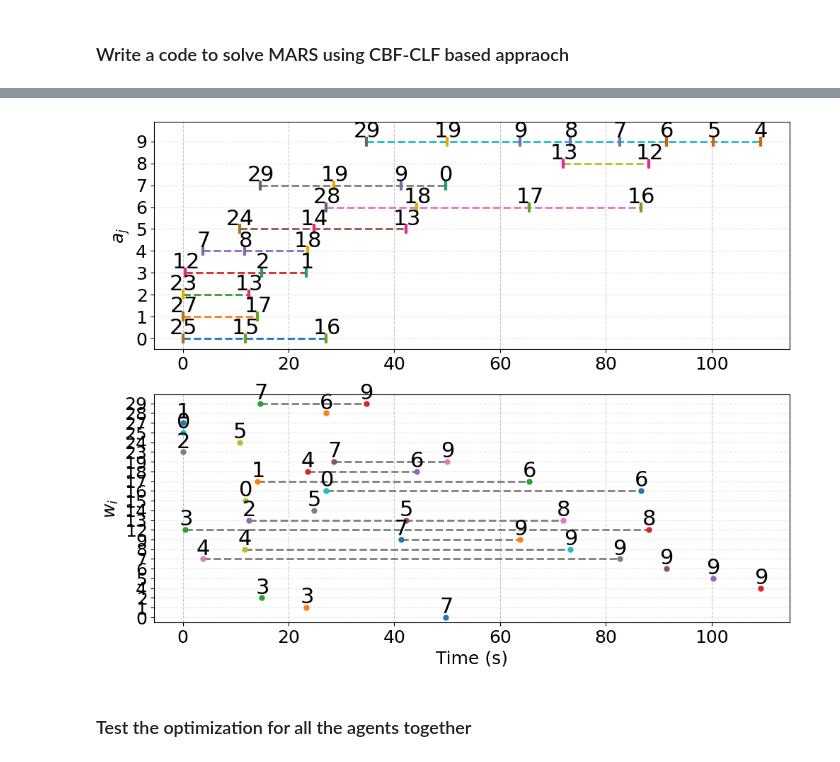
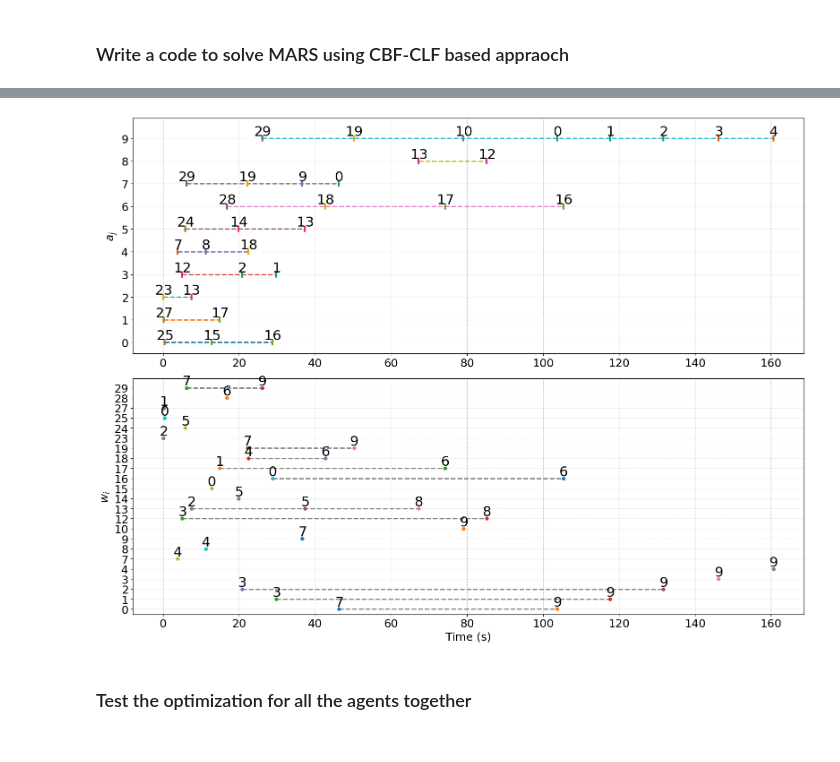
Before and after one commit to dt-1729/ULI_NASA, a Jupyter notebook: UTM_scheduling_and_routing/test_CLF_CBF.ipynb, the cells around one changed output, grey strips where cells are left out. Cells and saved outputs as stored; diff of their text form; code cells hidden in the pictures.

```diff
--- a/UTM_scheduling_and_routing/test_CLF_CBF.ipynb
+++ b/UTM_scheduling_and_routing/test_CLF_CBF.ipynb
@@ -46,7 +46,7 @@ mars = createEnv.MARS(
     ring_params,
     seed=11,
     offset_energy=1,
-    stagewiseCostCoeffs=np.array([1.0, 100.0, 1.0]),
+    stagewiseCostCoeffs=np.array([10.0, 100.0, 1.0]),
     selfHop=0,
     printFlag=False)
 
@@ -102,7 +102,7 @@ optimizer = {
     'gamma':1,
     'alpha':1,
     'p':1,
-    'stop_tol':0.01,
+    'stop_tol':0.07,
     'stop_tol_weight':np.array([1, 1, 5, 5]),
     'verbose':0
 }
@@ -172,23 +173,23 @@ route v9: [29, 19, 9, 8, 7, 6, 5, 4], schedule: [ 34.7   50.02  63.81  73.31  82
 # %%
 reach_mat = mars.calc_agent_reach_mat_v1(
     mars.sched_mat,
     mars.speed_vec,
     beta=beta_arr[-1]
 )
 association_mat = np.ones(shape=reach_mat.shape)
 association_mat[reach_mat <= 1e-10] = 0.0
 
 createEnv.plot_waypoint_agent_schedules(
     agent_routes,
     agent_schedules,
     mars.sched_mat,
     association_mat,
     mars.process_T,
     agent_colors,
-    figuresize=(10,8)
+    figuresize=(16,12)
 )
 # %% [output]
-[figure, old version]
+[figure, new version]
 # %%
 # agent_0 = mars.agents[0]
 # sched0_init = mars.sched_mat[0,:]
```
Also changed, not shown: parts of 3 cells of this notebook.
